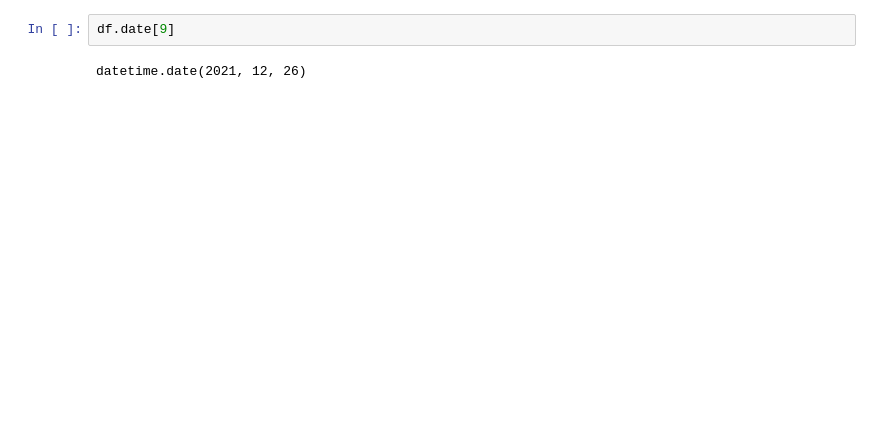
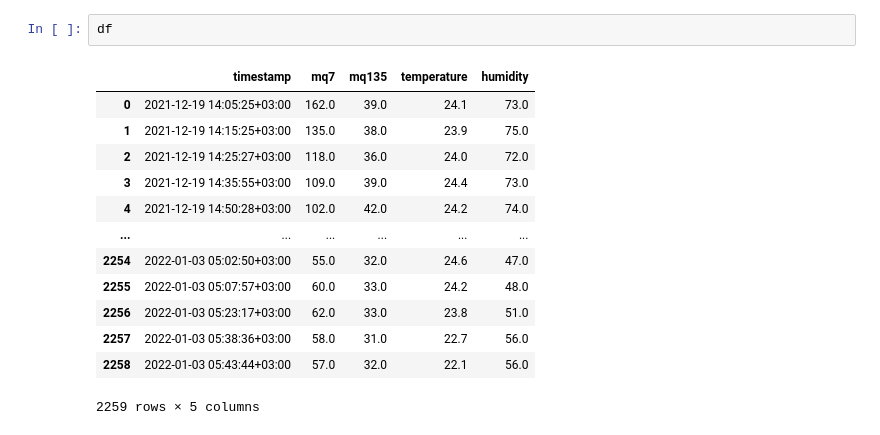
Before and after one commit to sam505/Air_Pollution_Monitoring, a Jupyter notebook: Data_Analysis_Visualization/Model_training.ipynb, the cells around one changed output. Saved outputs shown, nothing was run; the diff lists cells and outputs as text; blank space fills up the shorter version.

```diff
--- a/Data_Analysis_Visualization/Model_training.ipynb
+++ b/Data_Analysis_Visualization/Model_training.ipynb
@@ -154,4 +91,16 @@ str(date)
 # %%
-df.date[9]
+df
 # %% [output]
+|  | timestamp | mq7 | mq135 | temperature | humidity |
+| 0 | 2021-12-19 14:05:25+03:00 | 162.0 | 39.0 | 24.1 | 73.0 |
+| 1 | 2021-12-19 14:15:25+03:00 | 135.0 | 38.0 | 23.9 | 75.0 |
+| 2 | 2021-12-19 14:25:27+03:00 | 118.0 | 36.0 | 24.0 | 72.0 |
+| 3 | 2021-12-19 14:35:55+03:00 | 109.0 | 39.0 | 24.4 | 73.0 |
+| 4 | 2021-12-19 14:50:28+03:00 | 102.0 | 42.0 | 24.2 | 74.0 |
+| ... | ... | ... | ... | ... | ... |
+| 2254 | 2022-01-03 05:02:50+03:00 | 55.0 | 32.0 | 24.6 | 47.0 |
+| 2255 | 2022-01-03 05:07:57+03:00 | 60.0 | 33.0 | 24.2 | 48.0 |
+| 2256 | 2022-01-03 05:23:17+03:00 | 62.0 | 33.0 | 23.8 | 51.0 |
+| 2257 | 2022-01-03 05:38:36+03:00 | 58.0 | 31.0 | 22.7 | 56.0 |
+| 2258 | 2022-01-03 05:43:44+03:00 | 57.0 | 32.0 | 22.1 | 56.0 |
-datetime.date(2021, 12, 26)
+2259 rows × 5 columns
```
Also changed, not shown: parts of 20 cells of this notebook, 1 other file.
